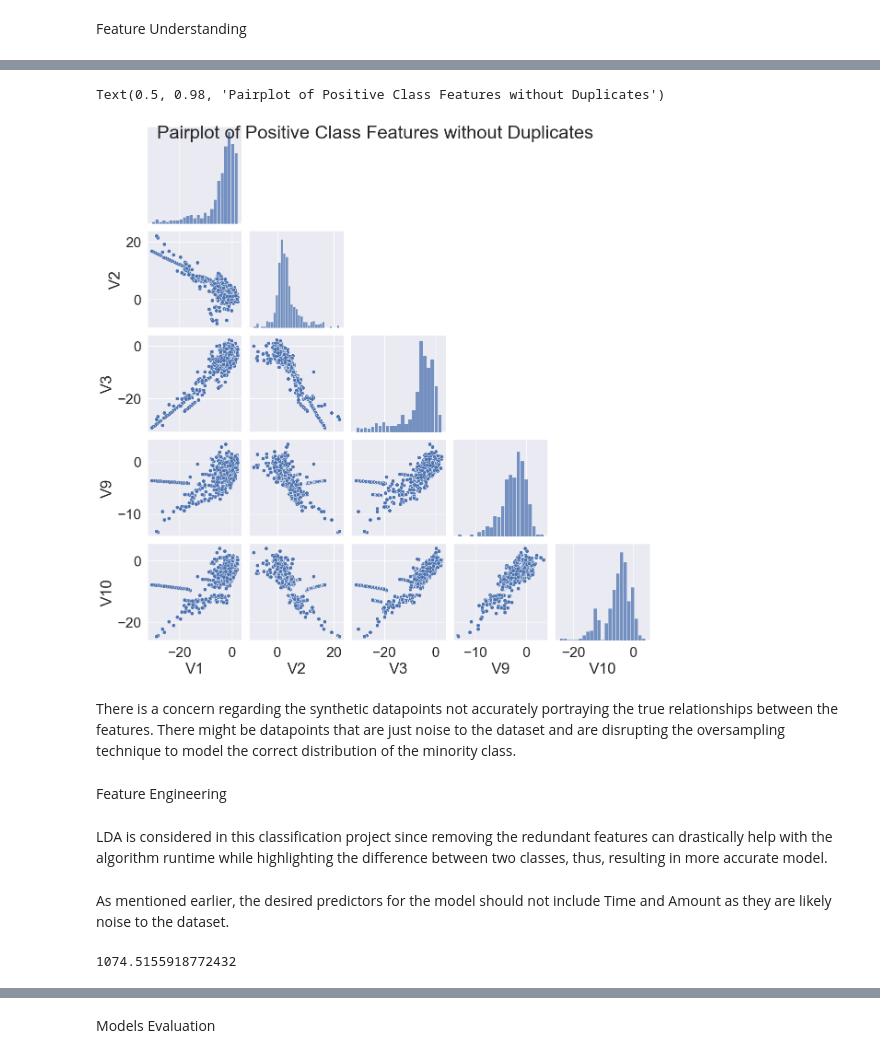
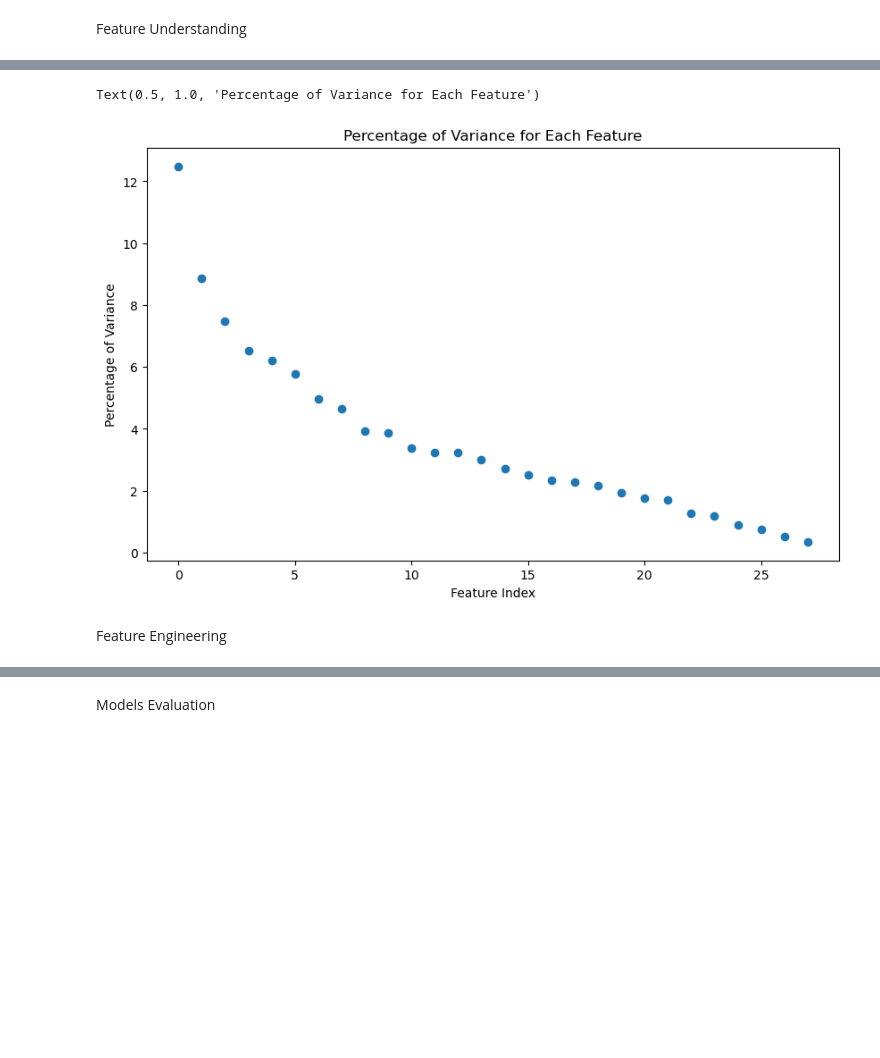
Before and after one commit to HuyPham39/Credit-Card-Fraud-Detection, a Jupyter notebook: CreditCardFraudDetect.ipynb, the cells around one changed output, grey strips where cells are left out. Drawn from its saved outputs; the diff is of its cells as text; code cells hidden in the pictures; blank space fills up the shorter version.

Commit message:
Major updates to the project, developments were added in Document as well as in Jupyter Notebook

```diff
--- a/CreditCardFraudDetect.ipynb
+++ b/CreditCardFraudDetect.ipynb
@@ -155,26 +141,15 @@ sns.pairplot(positive_df,
-# %%
-positive_no_dup_df = dropped_dup_df[dropped_dup_df['Class'] == 1]
-fig2 = sns.pairplot(positive_no_dup_df,
-             vars=['V1','V2','V3','V9','V10'],
-             corner=True)
-fig2.fig.suptitle('Pairplot of Positive Class Features without Duplicates', fontsize=20)
-# %% [output]
-Text(0.5, 0.98, 'Pairplot of Positive Class Features without Duplicates')
-[figure, removed]
-# %% [markdown]
-There is a concern regarding the synthetic datapoints not accurately portraying the true relationships between the features. There might be datapoints that are just noise to the dataset and are disrupting the oversampling technique to model the correct distribution of the minority class.
+# %%
+variances = np.array([X[column].var() for column in X.columns]) / sum([X[column].var() for column in X.columns]) * 100
+plt.figure(figsize=(10, 6))
+plt.plot(variances, 'o')
+plt.xlabel('Feature Index')
+plt.ylabel('Percentage of Variance')
+plt.title('Percentage of Variance for Each Feature')
+# %% [output]
+Text(0.5, 1.0, 'Percentage of Variance for Each Feature')
+[figure, added]
 # %% [markdown]
 Feature Engineering
-# %% [markdown]
-LDA is considered in this classification project since removing the redundant features can drastically help with the algorithm runtime while highlighting the difference between two classes, thus, resulting in more accurate model.
 # %%
 X = df.drop(['Class', 'Time', 'Amount'], axis=1)
 Y = df.Class
-# %% [markdown]
-As mentioned earlier, the desired predictors for the model should not include Time and Amount as they are likely noise to the dataset.
-# %%
-scaler = StandardScaler()
-print(np.linalg.norm(X - scaler.fit_transform(X)))
-standardized_X = pd.DataFrame(scaler.fit_transform(X))
-# %% [output]
-1074.5155918772432
```
Also changed, not shown: parts of 35 cells of this notebook, 3 other files.
